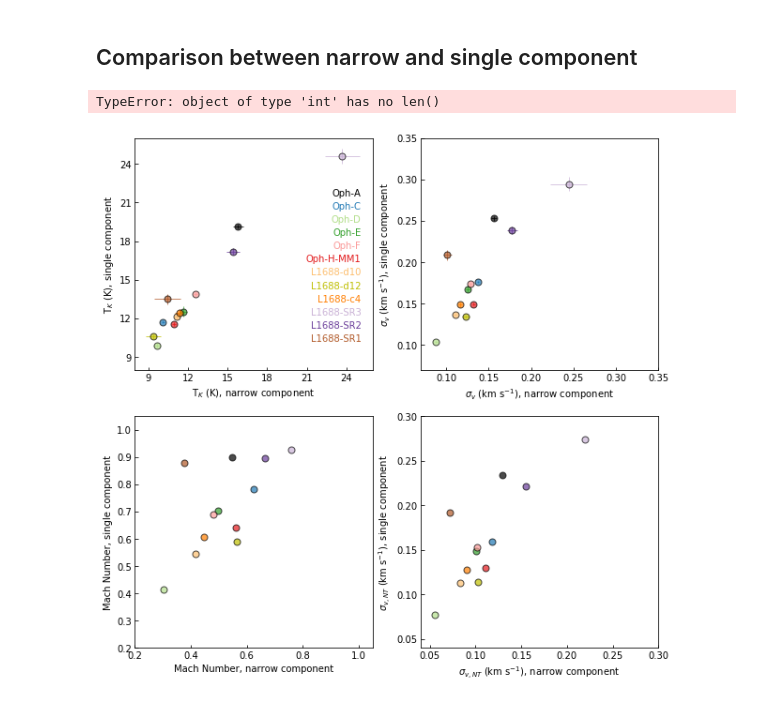
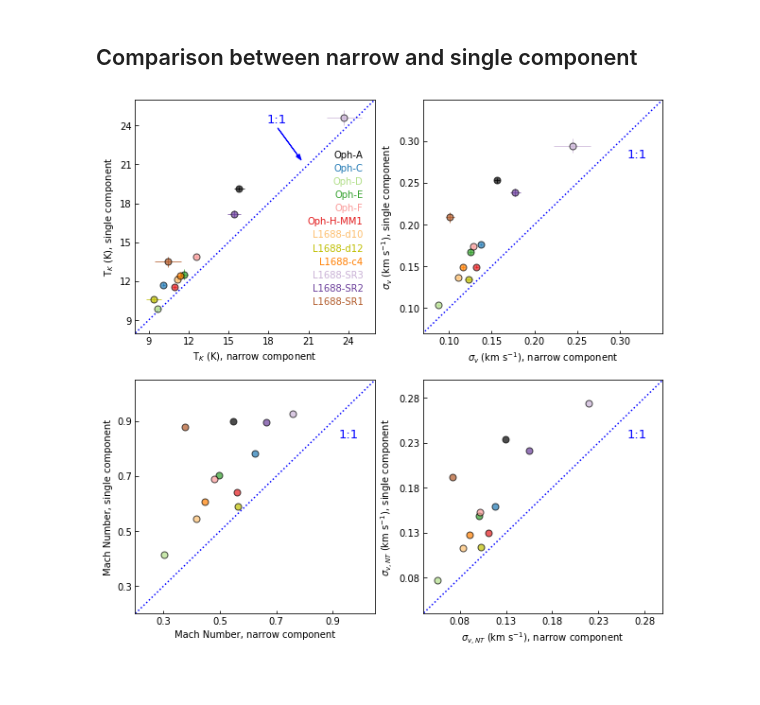
Before and after one commit to SpandanCh/L1688_2-cmp_ltr, a Jupyter notebook: L1688_letter_scripts.ipynb, the cells around one changed output. Cells and saved outputs as stored; diff of their text form; code cells hidden in the pictures.

Commit message:
updated 4-panel plot

```diff
--- a/L1688_letter_scripts.ipynb
+++ b/L1688_letter_scripts.ipynb
@@ -768,37 +768,36 @@ ax[1,0].set_ylim(0.2,1.05)
 #
 ax[1,1].set_xlim(0.04,0.3)
 ax[1,1].set_ylim(0.04,0.3)
 #
 #
 # Set ticks
 #
 ax[0,0].set_xticks([9,12,15,18,21,24])
 ax[0,0].set_yticks([9,12,15,18,21,24])
 #
 ax[0,1].set_xticks([0.10,0.15,0.20,0.25,0.30])
 ax[0,1].set_yticks([0.10,0.15,0.20,0.25,0.30])
 #
 ax[1,0].set_xticks([0.3,0.5,0.7,0.9])
 ax[1,0].set_yticks([0.3,0.5,0.7,0.9])
 #
-ax[1,1].set_xticks([0.08,0.1])
-ax[1,1].set_yticks([])
+ax[1,1].set_xticks([0.08,0.13,0.18,0.23,0.28])
+ax[1,1].set_yticks([0.08,0.13,0.18,0.23,0.28])
 #
 #
-#
+# Plot (1,1) line
 #
 ax[0,0].plot([0,29],[0,29],':', color='b')
 ax[0,1].plot([0,0.35],[0,0.35],':', color='b')
 ax[1,0].plot([0,1.05],[0,1.05],':', color='b')
 ax[1,1].plot([0,0.3],[0,0.3],':', color='b')
-
+#
 ax[0,0].text(0.55, 0.90, '1:1', color='b', transform=ax[0,0].transAxes, fontsize=13)
 ax[0,0].arrow(18.7, 23.8, 1.5, -2.1, width=0.01, color='b', head_width=0.3)
 ax[0,1].text(0.85, 0.75, '1:1', color='b', transform=ax[0,1].transAxes, fontsize=13)
 ax[1,0].text(0.85, 0.75, '1:1', color='b', transform=ax[1,0].transAxes, fontsize=13)
 ax[1,1].text(0.85, 0.75, '1:1', color='b', transform=ax[1,1].transAxes, fontsize=13)
-
+#
 fig.savefig("para_n_cmp_vs_1_cmp.pdf")
 # %% [output]
-TypeError: object of type 'int' has no len()
-[figure, old version]
+[figure, new version]
```
